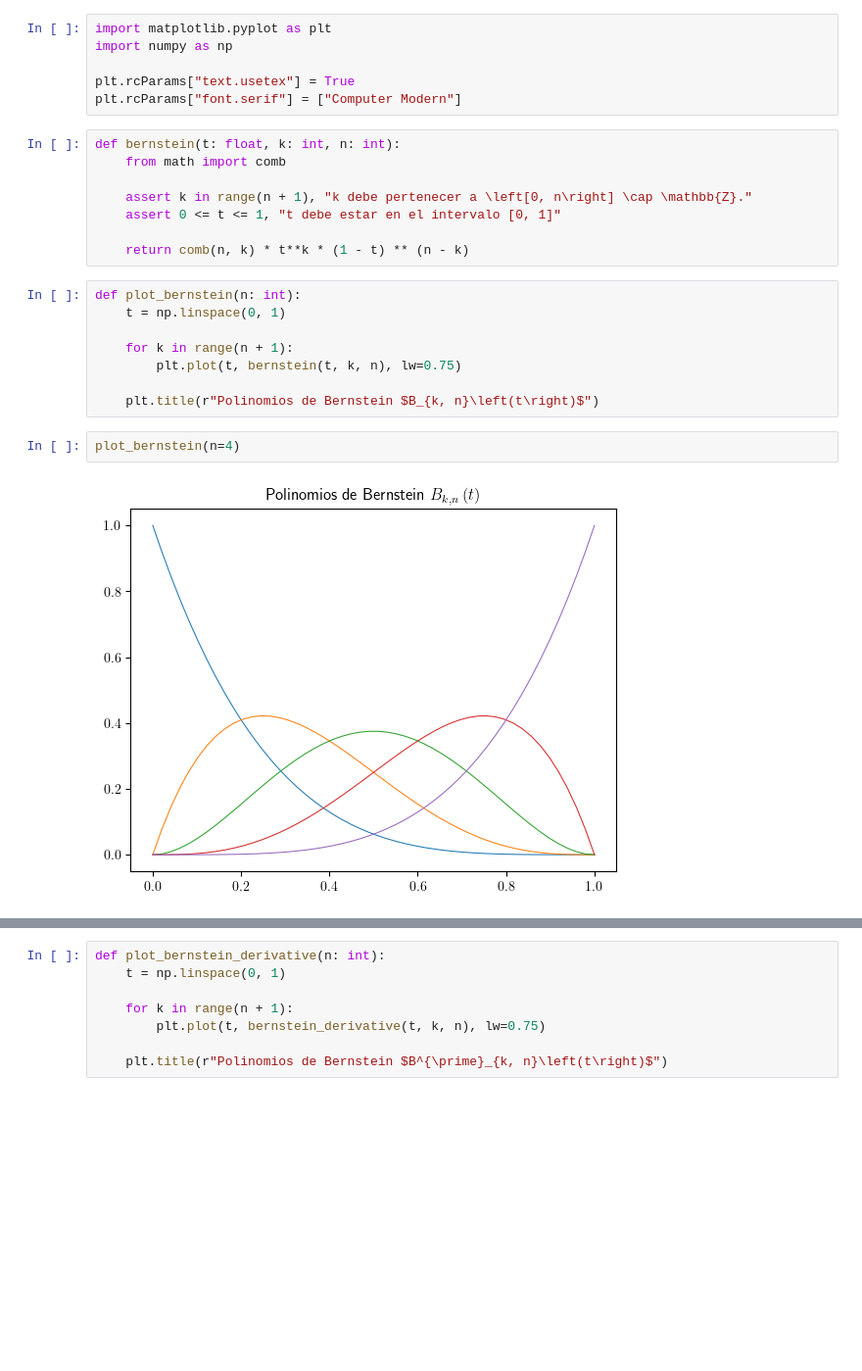
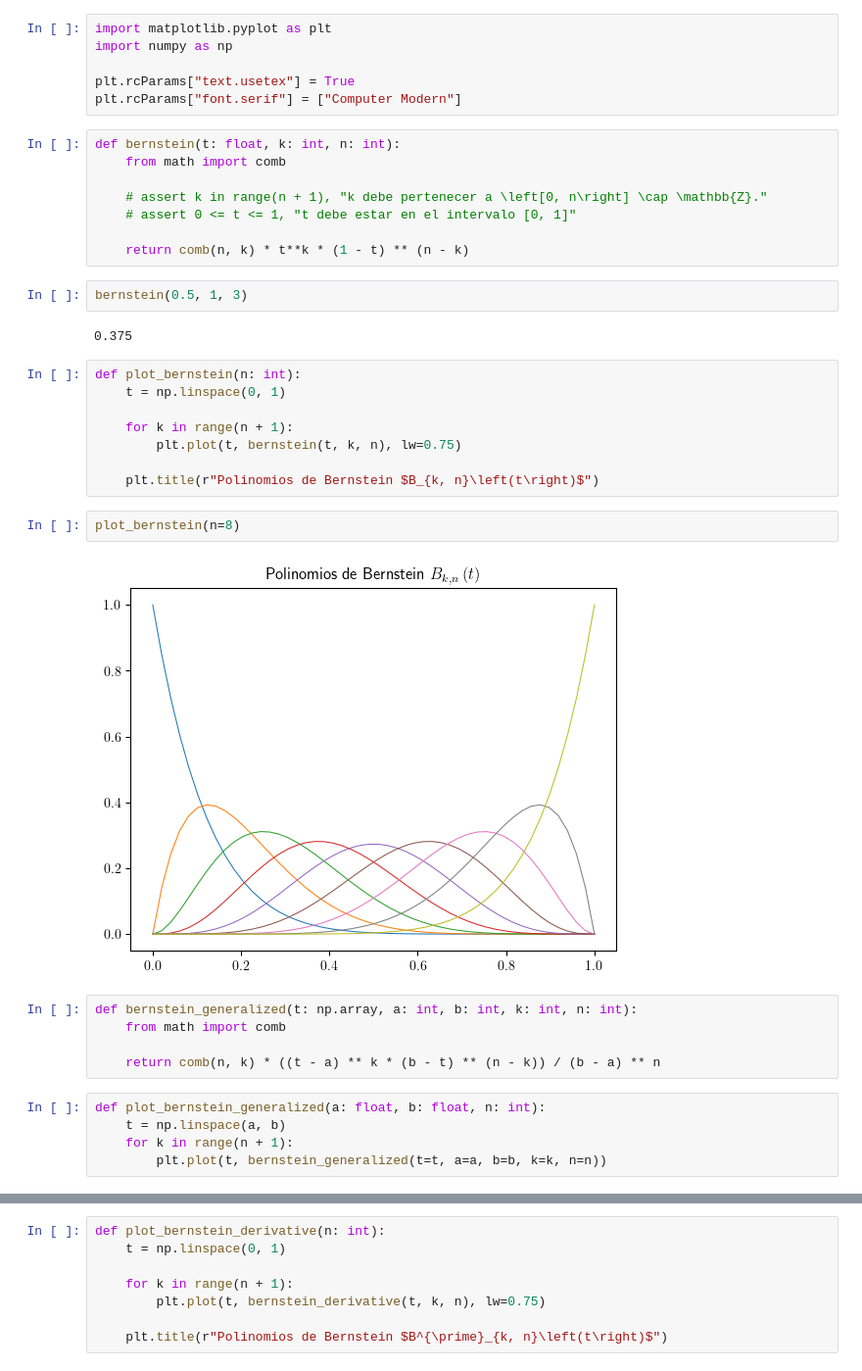
Before and after one commit to cpp-review-dune/interpolation, a Jupyter notebook: bernstein.ipynb, the cells around one changed output, grey strips where cells are left out. Shown at 98% size. Cells and saved outputs as stored; diff of their text form; blank space fills up the shorter version.

```diff
--- a/bernstein.ipynb
+++ b/bernstein.ipynb
@@ -15,10 +15,14 @@ plt.rcParams["font.serif"] = ["Computer Modern"]
 def bernstein(t: float, k: int, n: int):
     from math import comb
 
-    assert k in range(n + 1), "k debe pertenecer a \left[0, n\right] \cap \mathbb{Z}."
-    assert 0 <= t <= 1, "t debe estar en el intervalo [0, 1]"
+    # assert k in range(n + 1), "k debe pertenecer a \left[0, n\right] \cap \mathbb{Z}."
+    # assert 0 <= t <= 1, "t debe estar en el intervalo [0, 1]"
 
     return comb(n, k) * t**k * (1 - t) ** (n - k)
+# %%
+bernstein(0.5, 1, 3)
+# %% [output]
+0.375
 # %%
 def plot_bernstein(n: int):
     t = np.linspace(0, 1)
@@ -28,6 +32,16 @@ def plot_bernstein(n: int):
 
     plt.title(r"Polinomios de Bernstein $B_{k, n}\left(t\right)$")
 # %%
-plot_bernstein(n=4)
+plot_bernstein(n=8)
 # %% [output]
-[figure, old version]
+[figure, new version]
+# %%
+def bernstein_generalized(t: np.array, a: int, b: int, k: int, n: int):
+    from math import comb
+
+    return comb(n, k) * ((t - a) ** k * (b - t) ** (n - k)) / (b - a) ** n
+# %%
+def plot_bernstein_generalized(a: float, b: float, n: int):
+    t = np.linspace(a, b)
+    for k in range(n + 1):
+        plt.plot(t, bernstein_generalized(t=t, a=a, b=b, k=k, n=n))
```
Also changed, not shown: parts of 21 cells of this notebook, 4 other files.
